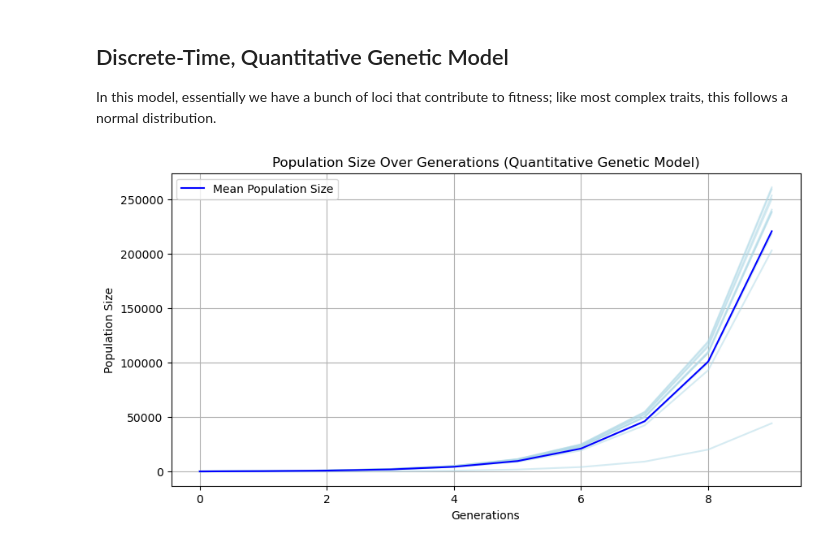
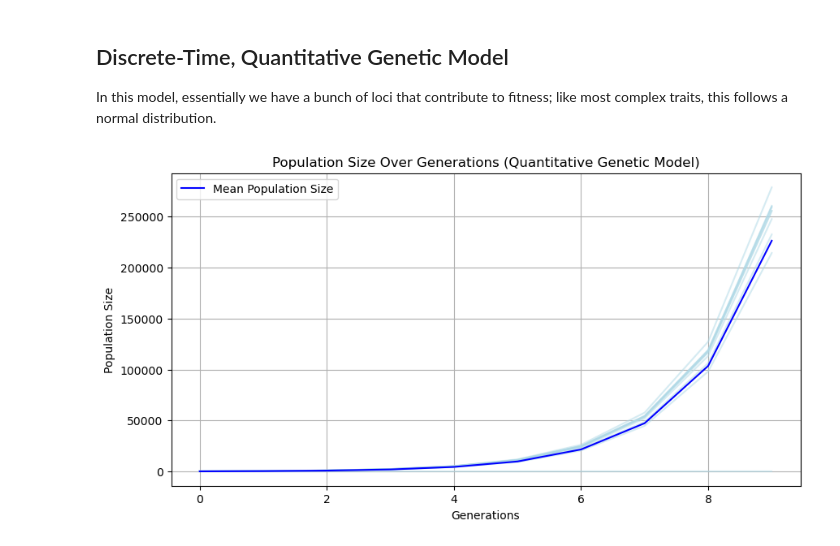
Before and after one commit to jonazhu/extinctionmodeling, a Jupyter notebook: q2_invadingspecies/baseline.ipynb, the cells around one changed output. Saved outputs shown, nothing was run; the diff lists cells and outputs as text; code cells hidden in the pictures.

```diff
--- a/q2_invadingspecies/baseline.ipynb
+++ b/q2_invadingspecies/baseline.ipynb
@@ -179,21 +179,21 @@ def quantgen_model(n_init, w_max, w, P, h2, generations=100, n_sims=1, printout=
 # %%
 #run the model
 n_init = 100
 w_max = 3
 w = 0.1
 P = 0.1
-h2 = 0.9
+h2 = 1
 pops, mean_pops = quantgen_model(n_init, w_max, w, P, h2, generations=10, n_sims=10)
 
 #plot the results
 plt.figure(figsize=(10, 5))
 plt.plot(pops.T, color='lightblue', alpha=0.5)
 plt.plot(mean_pops, color='blue', label='Mean Population Size')
 plt.title('Population Size Over Generations (Quantitative Genetic Model)')
 plt.xlabel('Generations')
 plt.ylabel('Population Size')
 plt.legend()
 plt.grid()
 plt.show()
 # %% [output]
-[figure, old version]
+[figure, new version]
```
Also changed, not shown: parts of 2 cells of this notebook.
